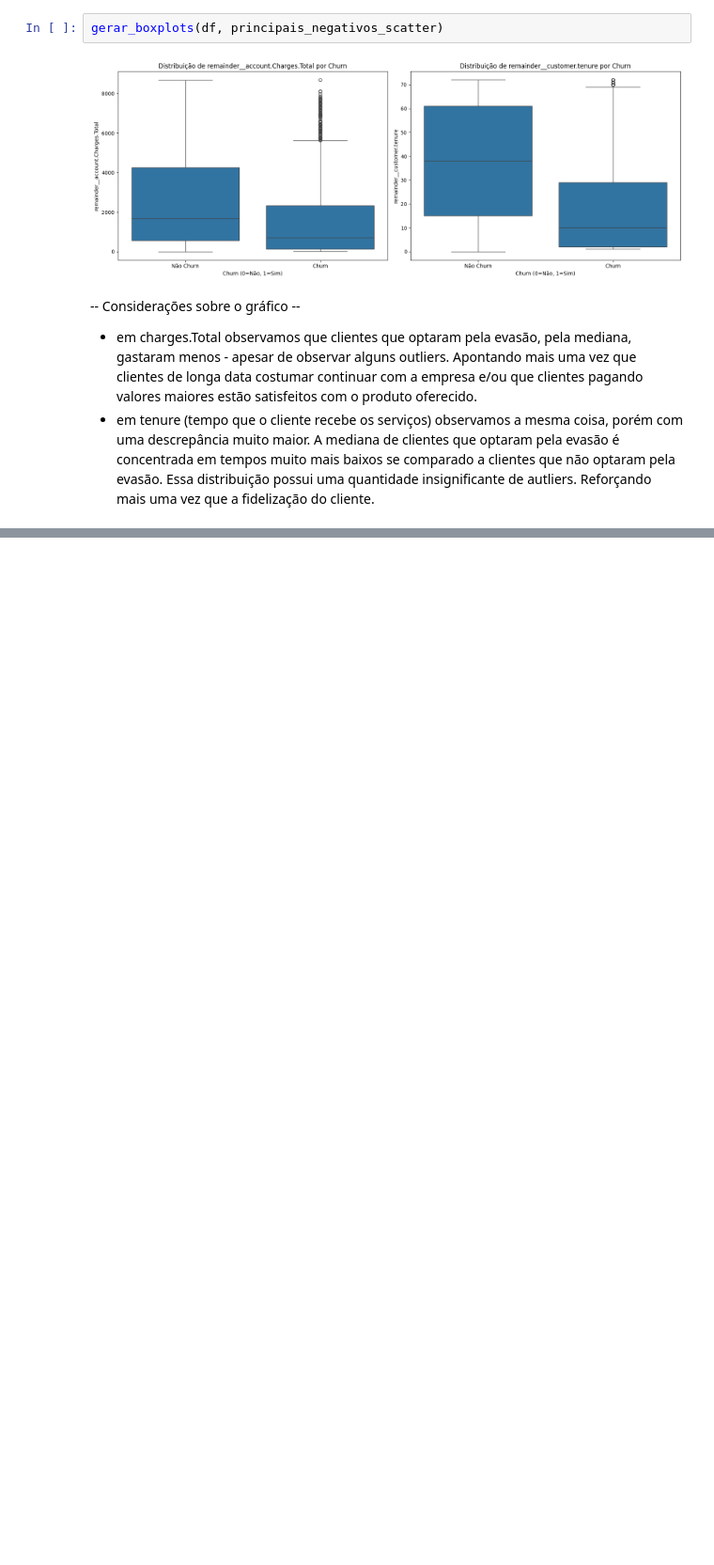
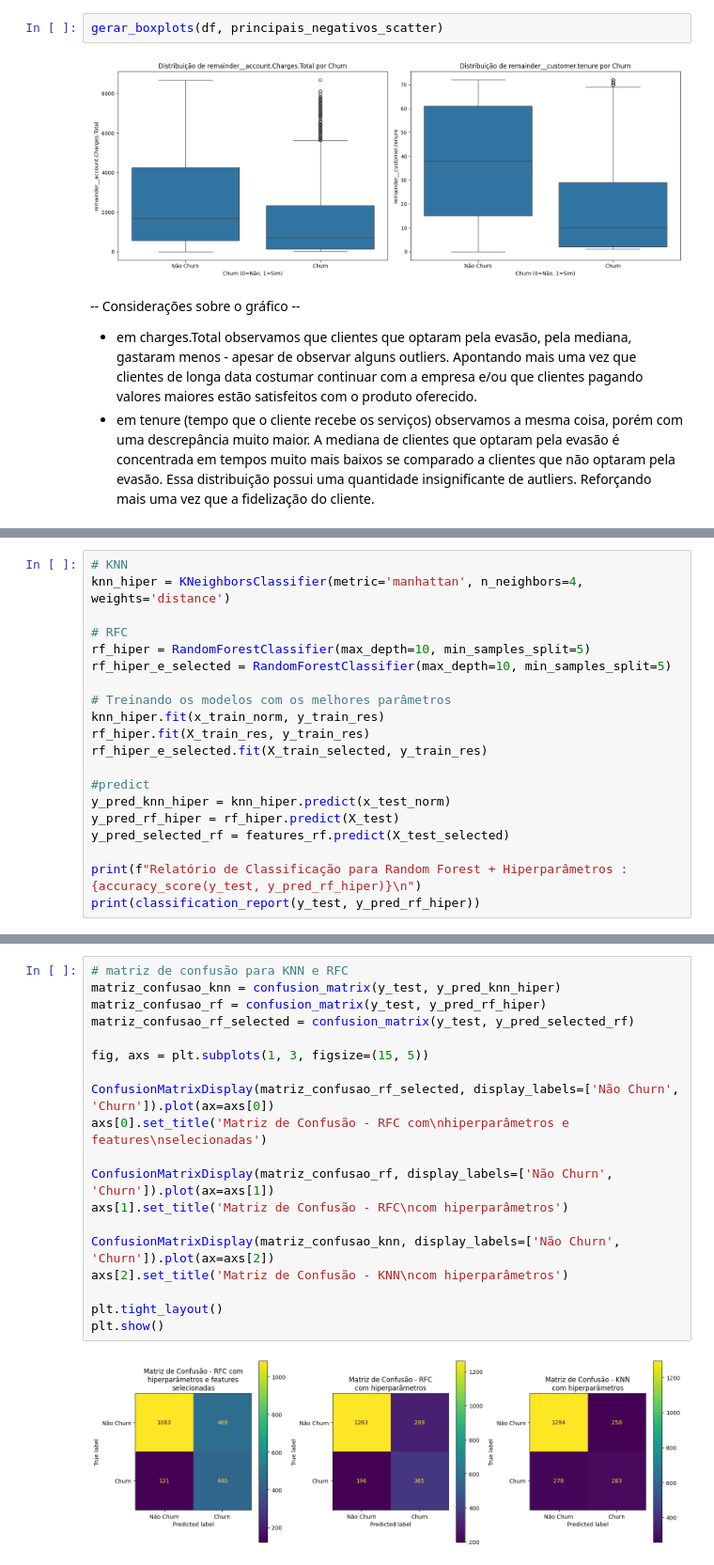
Before and after one commit to nbrasil/TelecomX-ML, a Jupyter notebook: ML/modelos_ml.ipynb, the cells around one changed output, grey strips where cells are left out. Shown at 94% size. Saved outputs shown, nothing was run; the diff lists cells and outputs as text; blank space fills up the shorter version.

```diff
--- a/ML/modelos_ml.ipynb
+++ b/ML/modelos_ml.ipynb
@@ -213,0 +457,20 @@ gerar_boxplots(df, principais_negativos_scatter)
+# %%
+# KNN
+knn_hiper = KNeighborsClassifier(metric='manhattan', n_neighbors=4, weights='distance')
+
+# RFC
+rf_hiper = RandomForestClassifier(max_depth=10, min_samples_split=5)
+rf_hiper_e_selected = RandomForestClassifier(max_depth=10, min_samples_split=5)
+
+# Treinando os modelos com os melhores parâmetros
+knn_hiper.fit(x_train_norm, y_train_res)
+rf_hiper.fit(X_train_res, y_train_res)
+rf_hiper_e_selected.fit(X_train_selected, y_train_res)
+
+#predict
+y_pred_knn_hiper = knn_hiper.predict(x_test_norm)
+y_pred_rf_hiper = rf_hiper.predict(X_test)
+y_pred_selected_rf = features_rf.predict(X_test_selected)
+
+print(f"Relatório de Classificação para Random Forest + Hiperparâmetros : {accuracy_score(y_test, y_pred_rf_hiper)}\n")
+print(classification_report(y_test, y_pred_rf_hiper))
@@ -213,0 +516,21 @@ gerar_boxplots(df, principais_negativos_scatter)
+# %%
+# matriz de confusão para KNN e RFC
+matriz_confusao_knn = confusion_matrix(y_test, y_pred_knn_hiper)
+matriz_confusao_rf = confusion_matrix(y_test, y_pred_rf_hiper)
+matriz_confusao_rf_selected = confusion_matrix(y_test, y_pred_selected_rf)
+
+fig, axs = plt.subplots(1, 3, figsize=(15, 5))
+
+ConfusionMatrixDisplay(matriz_confusao_rf_selected, display_labels=['Não Churn', 'Churn']).plot(ax=axs[0])
+axs[0].set_title('Matriz de Confusão - RFC com\nhiperparâmetros e features\nselecionadas')
+
+ConfusionMatrixDisplay(matriz_confusao_rf, display_labels=['Não Churn', 'Churn']).plot(ax=axs[1])
+axs[1].set_title('Matriz de Confusão - RFC\ncom hiperparâmetros')
+
+ConfusionMatrixDisplay(matriz_confusao_knn, display_labels=['Não Churn', 'Churn']).plot(ax=axs[2])
+axs[2].set_title('Matriz de Confusão - KNN\ncom hiperparâmetros')
+
+plt.tight_layout()
+plt.show()
+# %% [output]
+[figure, added]
```
Also changed, not shown: parts of 32 cells of this notebook, 4 other files.
